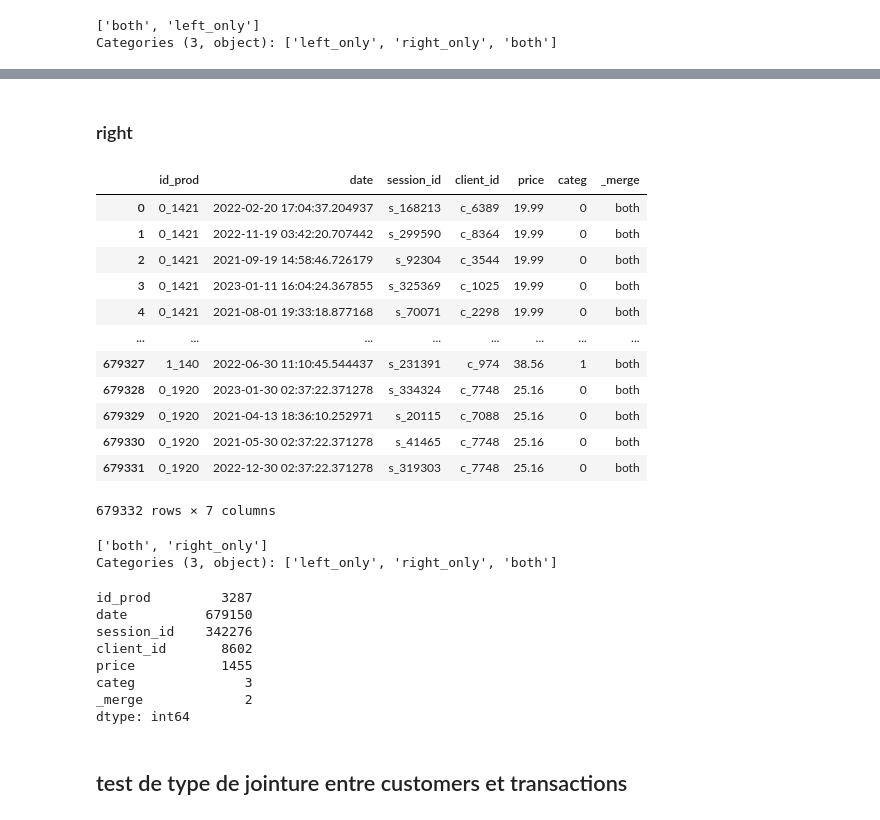
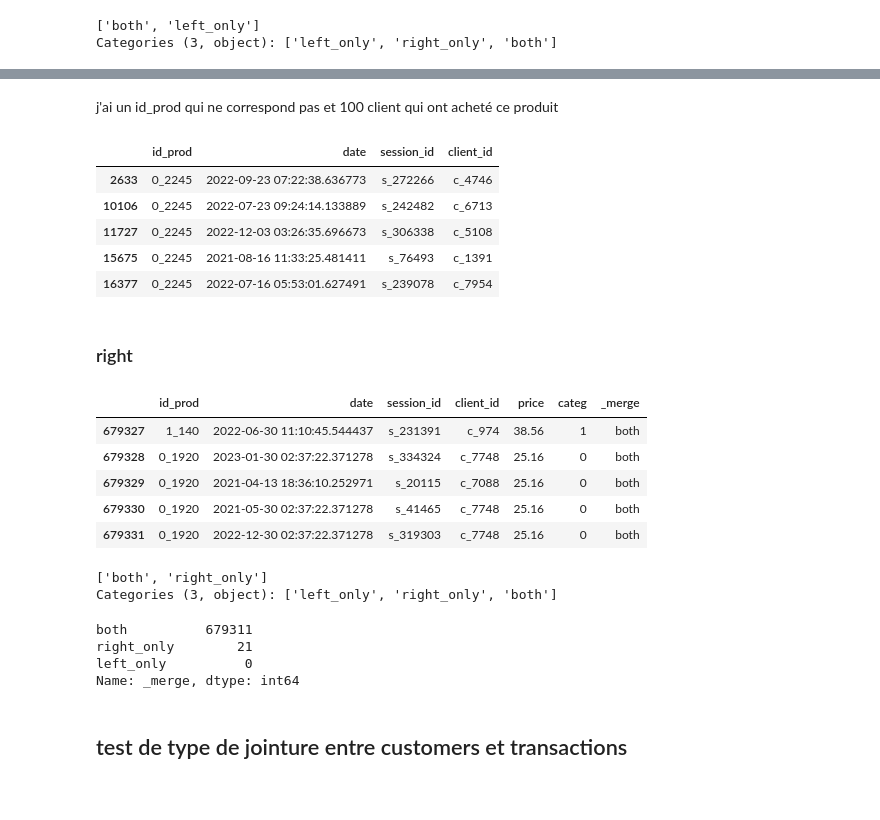
Before and after one commit to AntoineJBQ/Projet-6, a Jupyter notebook: projet 6.ipynb, the cells around one changed output, grey strips where cells are left out. Drawn from its saved outputs; the diff is of its cells as text; code cells hidden in the pictures.

Commit message:
essai de traitement du problème sur les transactions sans correspondance

```diff
--- a/projet 6.ipynb
+++ b/projet 6.ipynb
@@ -219,21 +254,26 @@ dtype: int64
+# %% [markdown]
+j'ai un id_prod qui ne correspond pas et 100 client qui ont acheté ce produit
+# %%
+pb_id_transactions = transactions[transactions['id_prod']=='0_2245']
+pb_id_transactions.head()
+# %% [output]
+|  | id_prod | date | session_id | client_id |
+| 2633 | 0_2245 | 2022-09-23 07:22:38.636773 | s_272266 | c_4746 |
+| 10106 | 0_2245 | 2022-07-23 09:24:14.133889 | s_242482 | c_6713 |
+| 11727 | 0_2245 | 2022-12-03 03:26:35.696673 | s_306338 | c_5108 |
+| 15675 | 0_2245 | 2021-08-16 11:33:25.481411 | s_76493 | c_1391 |
+| 16377 | 0_2245 | 2022-07-16 05:53:01.627491 | s_239078 | c_7954 |
 # %% [markdown]
 ### right
 # %%
 Test_3 = pd.merge(transactions, products, on='id_prod',how='right',indicator=True)
-Test_3
+Test_3.tail()
 # %% [output]
 |  | id_prod | date | session_id | client_id | price | categ | _merge |
-| 0 | 0_1421 | 2022-02-20 17:04:37.204937 | s_168213 | c_6389 | 19.99 | 0 | both |
-| 1 | 0_1421 | 2022-11-19 03:42:20.707442 | s_299590 | c_8364 | 19.99 | 0 | both |
-| 2 | 0_1421 | 2021-09-19 14:58:46.726179 | s_92304 | c_3544 | 19.99 | 0 | both |
-| 3 | 0_1421 | 2023-01-11 16:04:24.367855 | s_325369 | c_1025 | 19.99 | 0 | both |
-| 4 | 0_1421 | 2021-08-01 19:33:18.877168 | s_70071 | c_2298 | 19.99 | 0 | both |
-| ... | ... | ... | ... | ... | ... | ... | ... |
 | 679327 | 1_140 | 2022-06-30 11:10:45.544437 | s_231391 | c_974 | 38.56 | 1 | both |
 | 679328 | 0_1920 | 2023-01-30 02:37:22.371278 | s_334324 | c_7748 | 25.16 | 0 | both |
 | 679329 | 0_1920 | 2021-04-13 18:36:10.252971 | s_20115 | c_7088 | 25.16 | 0 | both |
 | 679330 | 0_1920 | 2021-05-30 02:37:22.371278 | s_41465 | c_7748 | 25.16 | 0 | both |
 | 679331 | 0_1920 | 2022-12-30 02:37:22.371278 | s_319303 | c_7748 | 25.16 | 0 | both |
-679332 rows × 7 columns
 # %%
 valeurs_uniques_test_3 = Test_3['_merge'].unique()
@@ -242,17 +281,14 @@ print(valeurs_uniques_test_3)
 # %% [output]
 ['both', 'right_only']
 Categories (3, object): ['left_only', 'right_only', 'both']
-# %%
-Test_3.nunique()
-# %% [output]
-id_prod         3287
-date          679150
-session_id    342276
-client_id       8602
-price           1455
-categ              3
-_merge             2
-dtype: int64
+# %%
+valeurs_uniques_test_3 = Test_3['_merge'].value_counts()
+print(valeurs_uniques_test_3)
+# %% [output]
+both          679311
+right_only        21
+left_only          0
+Name: _merge, dtype: int64
 # %% [markdown]
 ## test de type de jointure entre customers et transactions
 # %% [markdown]
```
Also changed, not shown: parts of 13 cells of this notebook.
